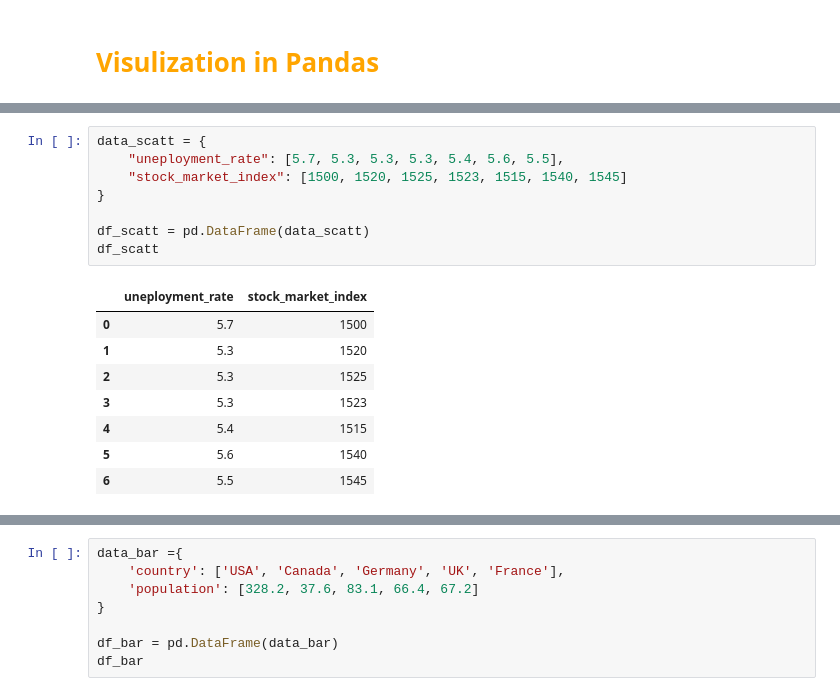
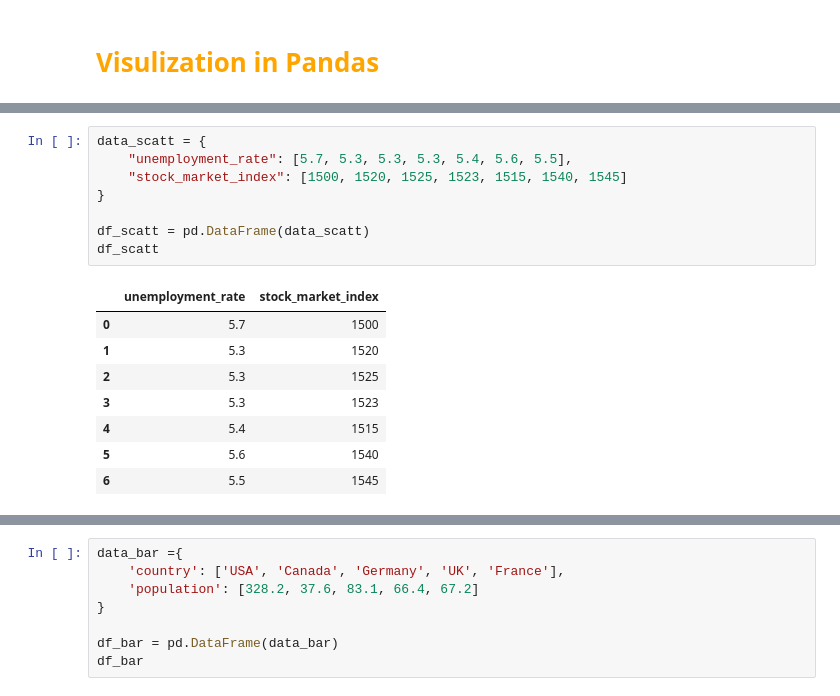
Before and after one commit to BabakDavarmanesh/Learning_Pandas, a Jupyter notebook: Learning_Pandas.ipynb, the cells around one changed output, grey strips where cells are left out. Drawn from its saved outputs; the diff is of its cells as text.

```diff
--- a/Learning_Pandas.ipynb
+++ b/Learning_Pandas.ipynb
@@ -576,13 +592,13 @@ import matplotlib.pyplot as plt
 # %%
 data_scatt = {
-    "uneployment_rate": [5.7, 5.3, 5.3, 5.3, 5.4, 5.6, 5.5],
+    "unemployment_rate": [5.7, 5.3, 5.3, 5.3, 5.4, 5.6, 5.5],
     "stock_market_index": [1500, 1520, 1525, 1523, 1515, 1540, 1545]
 }
 
 df_scatt = pd.DataFrame(data_scatt)
 df_scatt
 # %% [output]
-|  | uneployment_rate | stock_market_index |
+|  | unemployment_rate | stock_market_index |
 | 0 | 5.7 | 1500 |
 | 1 | 5.3 | 1520 |
 | 2 | 5.3 | 1525 |
```
Also changed, not shown: parts of 12 cells of this notebook.
